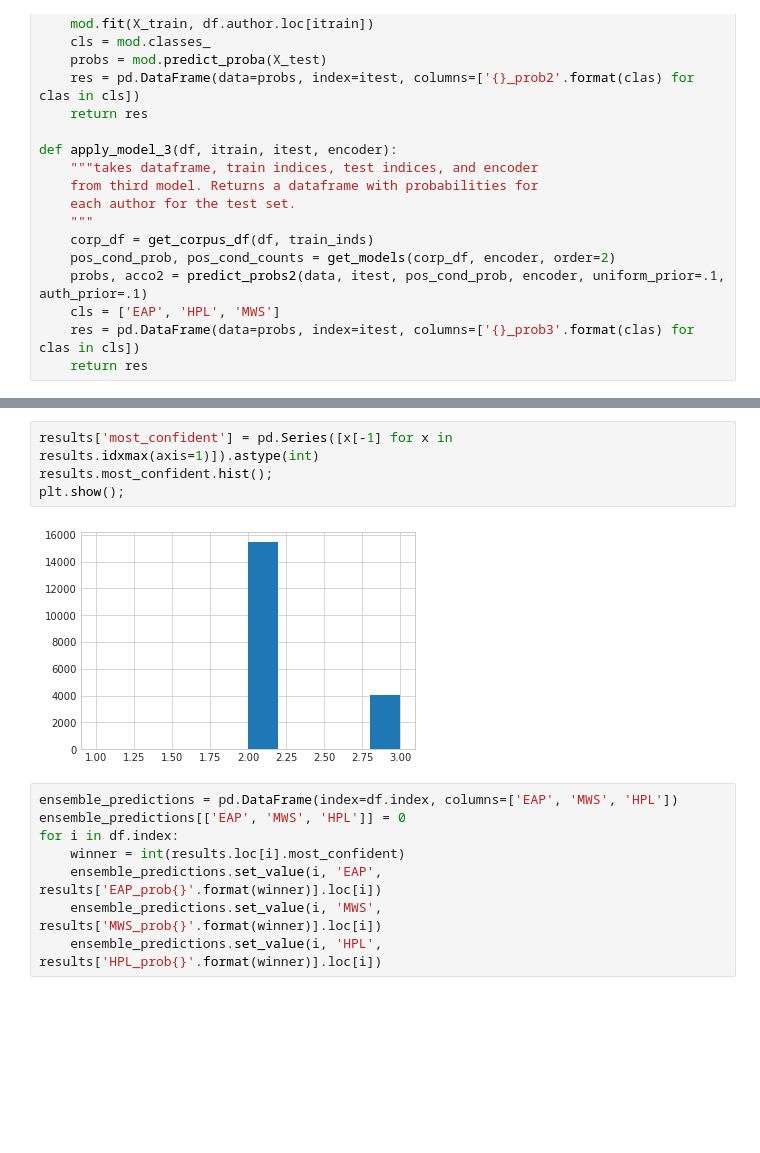
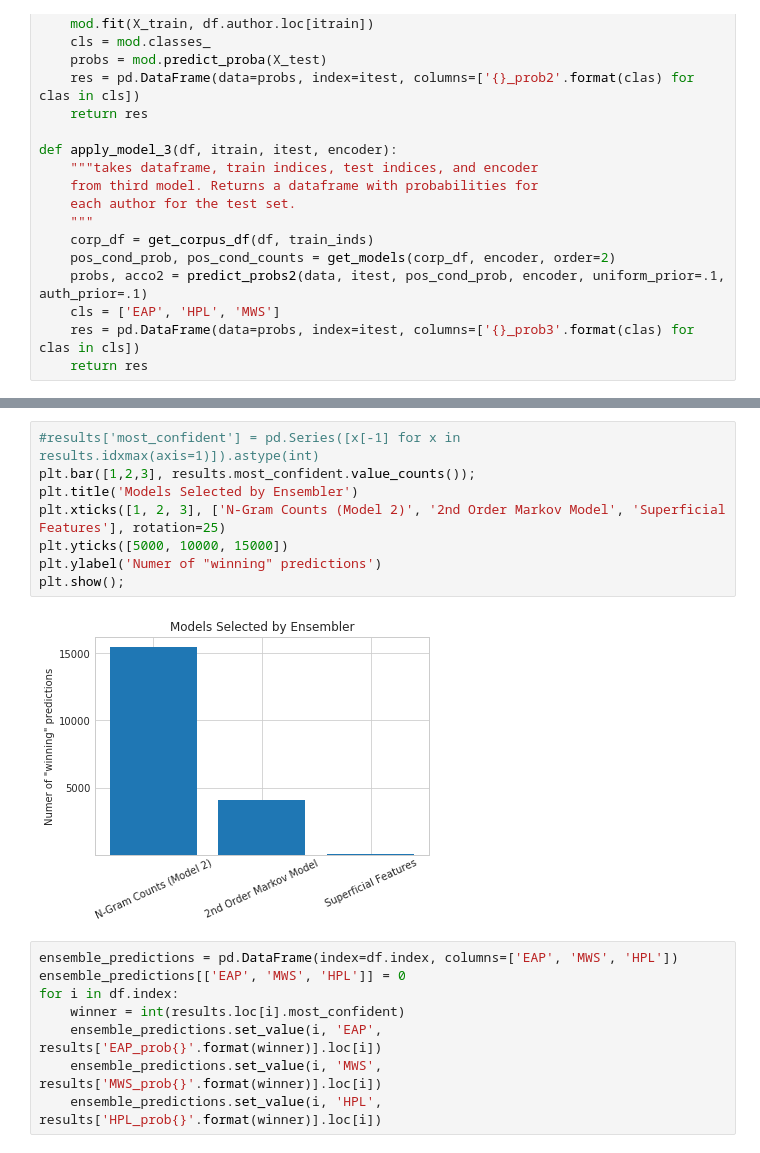
Before and after one commit to AlliedToasters/capstone2, a Jupyter notebook: Tidy_Draft.ipynb, the cells around one changed output, grey strips where cells are left out. Cells and saved outputs as stored; diff of their text form; blank space fills up the shorter version.

Commit message:
update draft with addl plots

```diff
--- a/Tidy_Draft.ipynb
+++ b/Tidy_Draft.ipynb
@@ -1206,12 +1206,16 @@ Starting fold...
 | 2 | 0.387250 | 0.302559 | 0.310191 | 9.990680e-01 | 9.317419e-04 | 2.666221e-07 | 0.393380 | 0.585729 | 0.020890 |
 | 3 | 0.387250 | 0.302559 | 0.310191 | 1.210504e-09 | 4.746395e-07 | 9.999995e-01 | 0.001148 | 0.728198 | 0.270654 |
 | 4 | 0.387250 | 0.302559 | 0.310191 | 8.841572e-01 | 1.097254e-01 | 6.117441e-03 | 0.654960 | 0.119880 | 0.225160 |
-# %%
-results['most_confident'] = pd.Series([x[-1] for x in results.idxmax(axis=1)]).astype(int)
-results.most_confident.hist();
-plt.show();
-# %% [output]
-[figure, removed]
+# %%
+#results['most_confident'] = pd.Series([x[-1] for x in results.idxmax(axis=1)]).astype(int)
+plt.bar([1,2,3], results.most_confident.value_counts());
+plt.title('Models Selected by Ensembler')
+plt.xticks([1, 2, 3], ['N-Gram Counts (Model 2)', '2nd Order Markov Model', 'Superficial Features'], rotation=25)
+plt.yticks([5000, 10000, 15000])
+plt.ylabel('Numer of "winning" predictions')
+plt.show();
+# %% [output]
+[figure, added]
 # %%
 ensemble_predictions = pd.DataFrame(index=df.index, columns=['EAP', 'MWS', 'HPL'])
 ensemble_predictions[['EAP', 'MWS', 'HPL']] = 0
```
Also changed, not shown: parts of 4 cells of this notebook.
